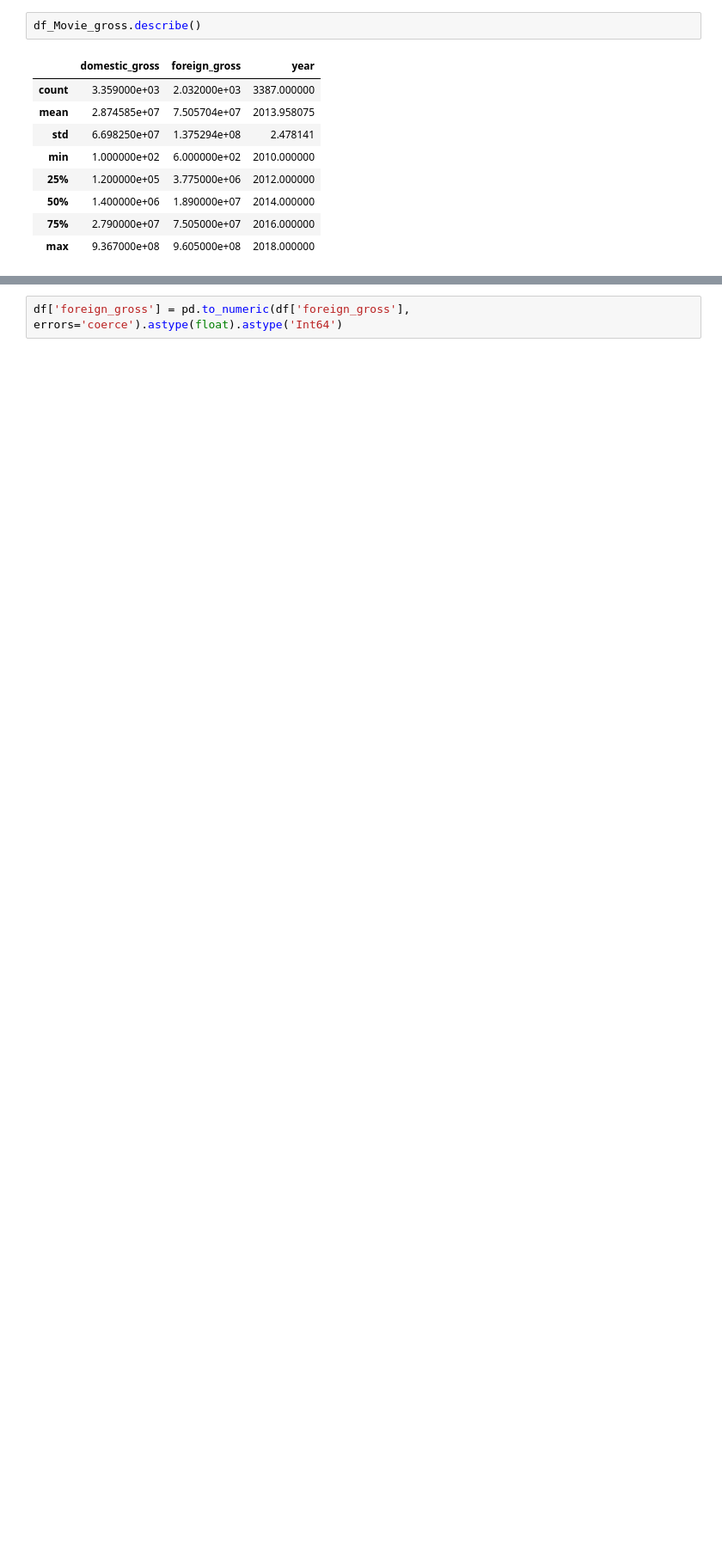
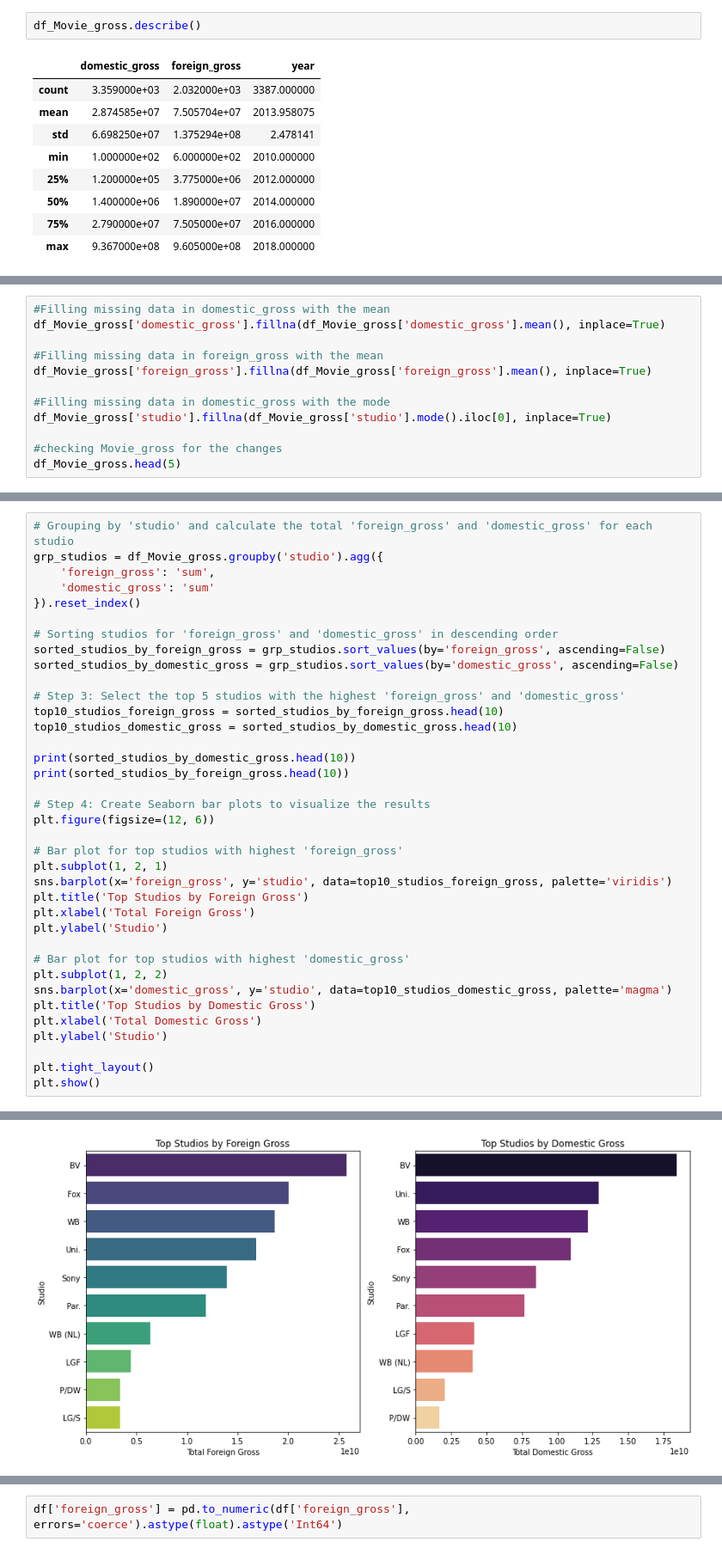
Before and after one commit to PeterMuthoma/Phase1_Project, a Jupyter notebook: student.ipynb, the cells around one changed output, grey strips where cells are left out. Shown at 86% size. Cells and saved outputs as stored; diff of their text form; blank space fills up the shorter version.

```diff
--- a/student.ipynb
+++ b/student.ipynb
@@ -125,0 +125,12 @@ df_movies
+# %%
+#Filling missing data in domestic_gross with the mean
+df_Movie_gross['domestic_gross'].fillna(df_Movie_gross['domestic_gross'].mean(), inplace=True)
+
+#Filling missing data in foreign_gross with the mean
+df_Movie_gross['foreign_gross'].fillna(df_Movie_gross['foreign_gross'].mean(), inplace=True)
+
+#Filling missing data in domestic_gross with the mode
+df_Movie_gross['studio'].fillna(df_Movie_gross['studio'].mode().iloc[0], inplace=True)
+
+#checking Movie_gross for the changes
+df_Movie_gross.head(5)
@@ -125,0 +142,38 @@ df_movies
+# %%
+# Grouping by 'studio' and calculate the total 'foreign_gross' and 'domestic_gross' for each studio
+grp_studios = df_Movie_gross.groupby('studio').agg({
+    'foreign_gross': 'sum',
+    'domestic_gross': 'sum'
+}).reset_index()
+
+# Sorting studios for 'foreign_gross' and 'domestic_gross' in descending order
+sorted_studios_by_foreign_gross = grp_studios.sort_values(by='foreign_gross', ascending=False)
+sorted_studios_by_domestic_gross = grp_studios.sort_values(by='domestic_gross', ascending=False)
+
+# Step 3: Select the top 5 studios with the highest 'foreign_gross' and 'domestic_gross'
+top10_studios_foreign_gross = sorted_studios_by_foreign_gross.head(10)
+top10_studios_domestic_gross = sorted_studios_by_domestic_gross.head(10)
+
+print(sorted_studios_by_domestic_gross.head(10))
+print(sorted_studios_by_foreign_gross.head(10))
+
+# Step 4: Create Seaborn bar plots to visualize the results
+plt.figure(figsize=(12, 6))
+
+# Bar plot for top studios with highest 'foreign_gross'
+plt.subplot(1, 2, 1)
+sns.barplot(x='foreign_gross', y='studio', data=top10_studios_foreign_gross, palette='viridis')
+plt.title('Top Studios by Foreign Gross')
+plt.xlabel('Total Foreign Gross')
+plt.ylabel('Studio')
+
+# Bar plot for top studios with highest 'domestic_gross'
+plt.subplot(1, 2, 2)
+sns.barplot(x='domestic_gross', y='studio', data=top10_studios_domestic_gross, palette='magma')
+plt.title('Top Studios by Domestic Gross')
+plt.xlabel('Total Domestic Gross')
+plt.ylabel('Studio')
+
+plt.tight_layout()
+plt.show()
+# %% [output]
@@ -125,0 +197 @@ df_movies
+[figure, added]
```
Also changed, not shown: parts of 56 cells of this notebook.
